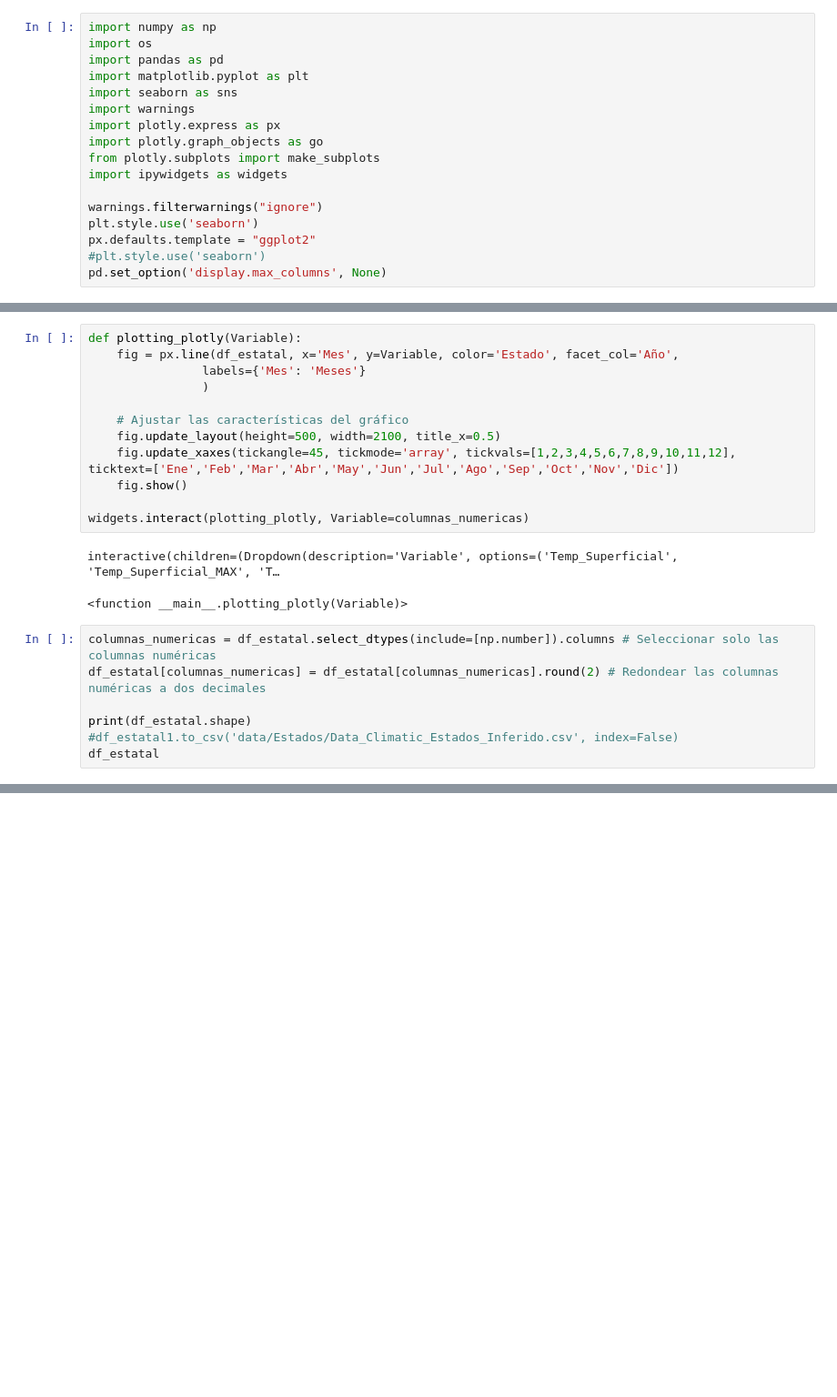
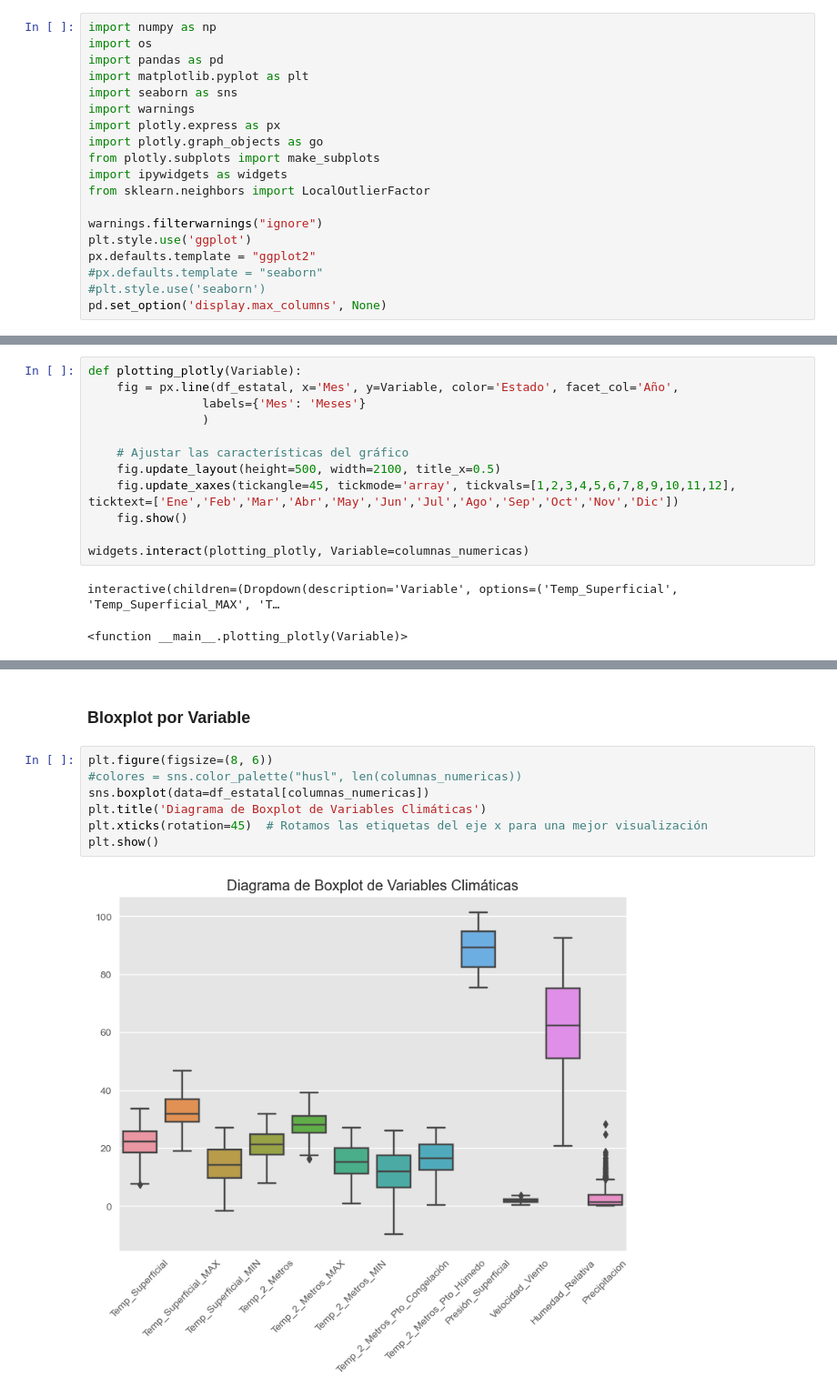
Before and after one commit to ProyectosMCD/RedBAMX, a Jupyter notebook: EDA/EDA_Datos Climaticos_Municipio_NASA-API.ipynb, the cells around one changed output, grey strips where cells are left out. Shown at 91% size. Saved outputs shown, nothing was run; the diff lists cells and outputs as text; blank space fills up the shorter version.

```diff
--- a/EDA/EDA_Datos Climaticos_Municipio_NASA-API.ipynb
+++ b/EDA/EDA_Datos Climaticos_Municipio_NASA-API.ipynb
@@ -11,10 +11,12 @@ import plotly.express as px
 import plotly.graph_objects as go
 from plotly.subplots import make_subplots
 import ipywidgets as widgets
+from sklearn.neighbors import LocalOutlierFactor
 
 warnings.filterwarnings("ignore")
-plt.style.use('seaborn')
+plt.style.use('ggplot')
 px.defaults.template = "ggplot2"
+#px.defaults.template = "seaborn"
 #plt.style.use('seaborn')
 pd.set_option('display.max_columns', None)
 # %% [markdown]
@@ -160,10 +122,3 @@ widgets.interact(plotting_plotly, Variable=columnas_numericas)
 # %% [output]
 interactive(children=(Dropdown(description='Variable', options=('Temp_Superficial', 'Temp_Superficial_MAX', 'T…
 <function __main__.plotting_plotly(Variable)>
-# %%
-columnas_numericas = df_estatal.select_dtypes(include=[np.number]).columns # Seleccionar solo las columnas numéricas
-df_estatal[columnas_numericas] = df_estatal[columnas_numericas].round(2) # Redondear las columnas numéricas a dos decimales
-
-print(df_estatal.shape)
-#df_estatal1.to_csv('data/Estados/Data_Climatic_Estados_Inferido.csv', index=False)
-df_estatal
@@ -169,0 +127,11 @@ df_estatal
+# %% [markdown]
+### Bloxplot por Variable
+# %%
+plt.figure(figsize=(8, 6))
+#colores = sns.color_palette("husl", len(columnas_numericas))
+sns.boxplot(data=df_estatal[columnas_numericas])
+plt.title('Diagrama de Boxplot de Variables Climáticas')
+plt.xticks(rotation=45)  # Rotamos las etiquetas del eje x para una mejor visualización
+plt.show()
+# %% [output]
+[figure, added]
```
Also changed, not shown: parts of 14 cells of this notebook.
